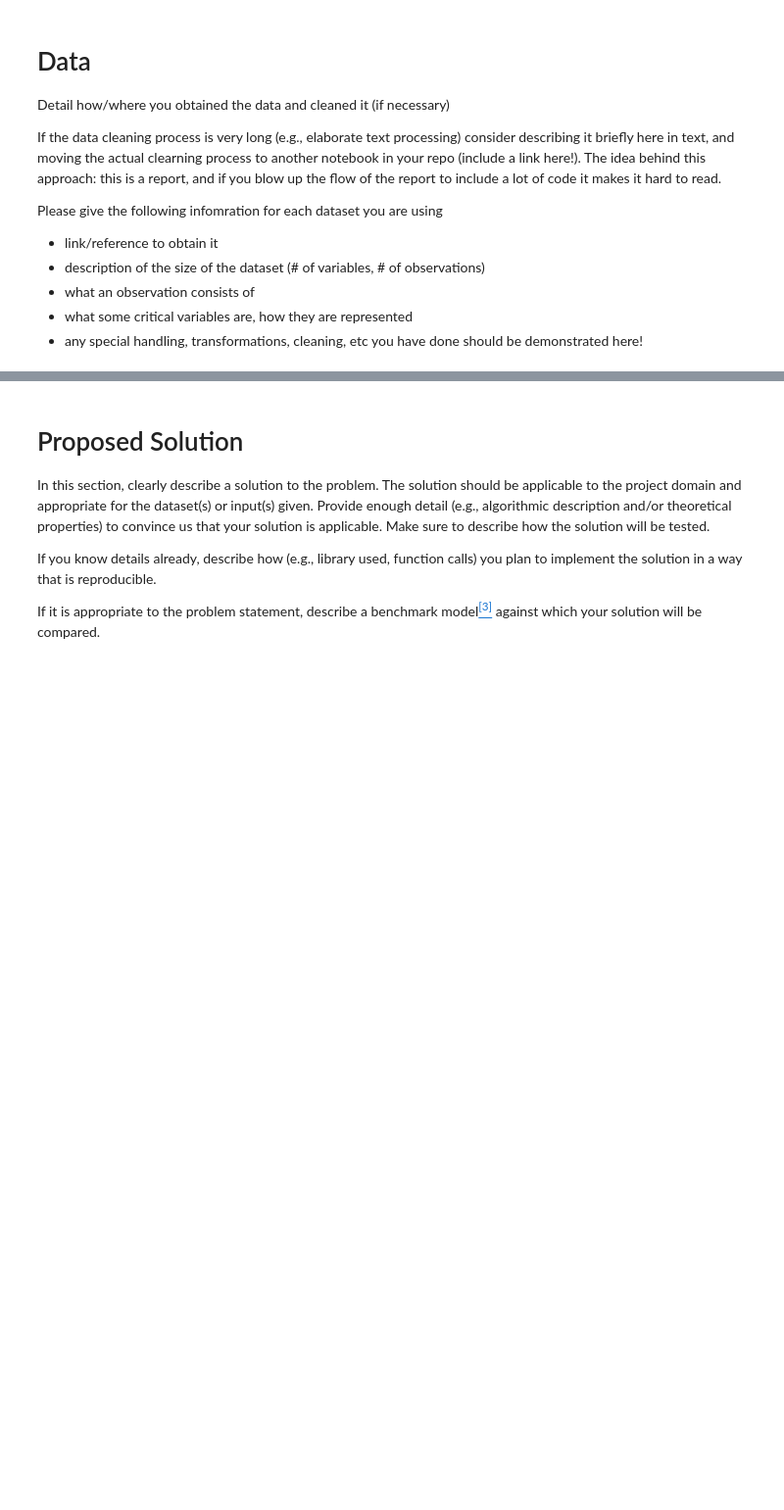
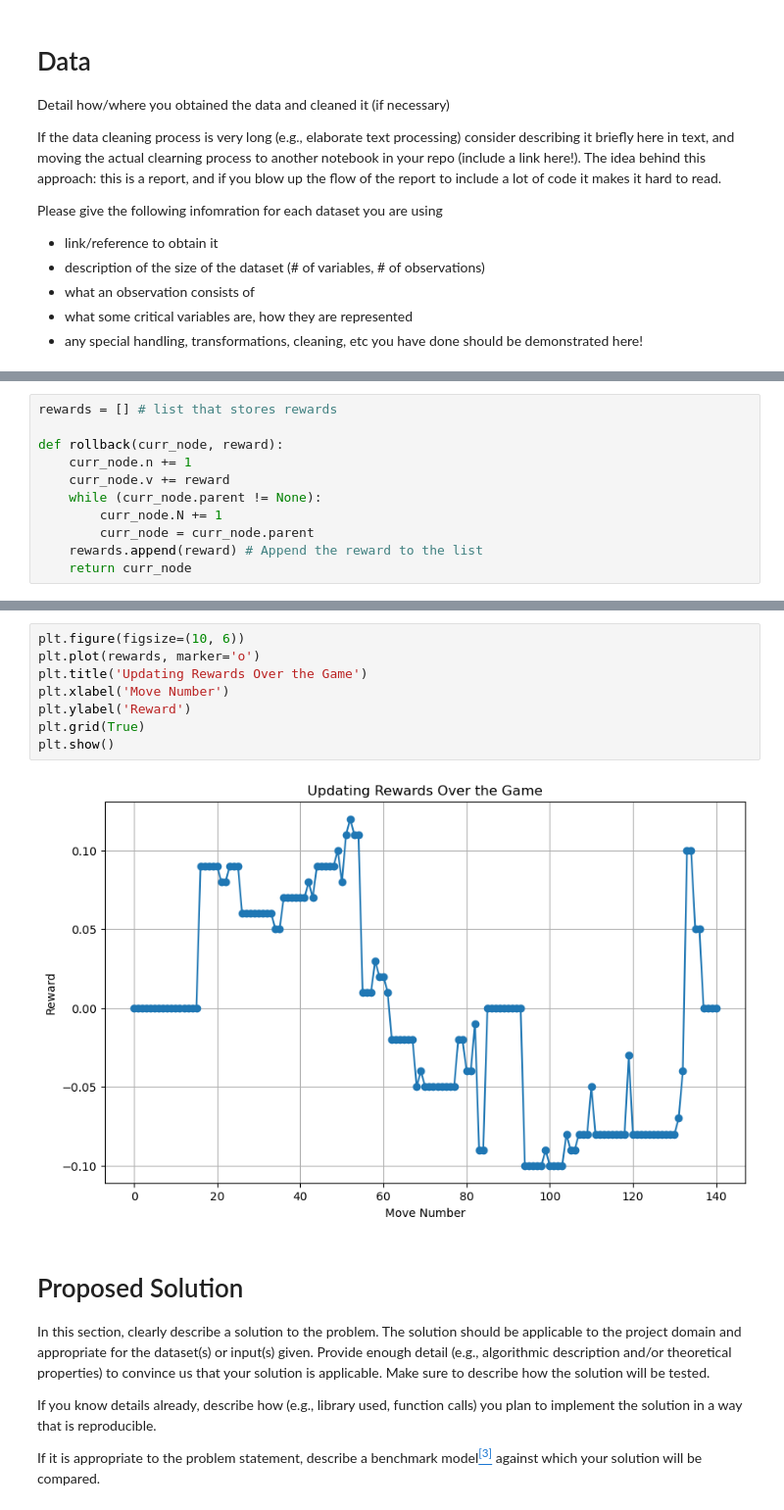
Before and after one commit to ababoescu/COGS188_group_project, a Jupyter notebook: FinalProject_YourGroupNameHere.ipynb, the cells around one changed output, grey strips where cells are left out. Shown at 98% size. Saved outputs shown, nothing was run; the diff lists cells and outputs as text; blank space fills up the shorter version.

```diff
--- a/FinalProject_YourGroupNameHere.ipynb
+++ b/FinalProject_YourGroupNameHere.ipynb
@@ -204,0 +140,11 @@ KeyboardInterrupt:
+# %%
+rewards = [] # list that stores rewards
+
+def rollback(curr_node, reward):
+    curr_node.n += 1
+    curr_node.v += reward
+    while (curr_node.parent != None):
+        curr_node.N += 1
+        curr_node = curr_node.parent
+    rewards.append(reward) # Append the reward to the list
+    return curr_node
@@ -205,3 +323,13 @@ KeyboardInterrupt:
+# %%
+plt.figure(figsize=(10, 6))
+plt.plot(rewards, marker='o')
+plt.title('Updating Rewards Over the Game')
+plt.xlabel('Move Number')
+plt.ylabel('Reward')
+plt.grid(True)
+plt.show()
+# %% [output]
+[figure, added]
 # %% [markdown]
 # Proposed Solution
 
```
Also changed, not shown: parts of 16 cells of this notebook, 4 other files.
